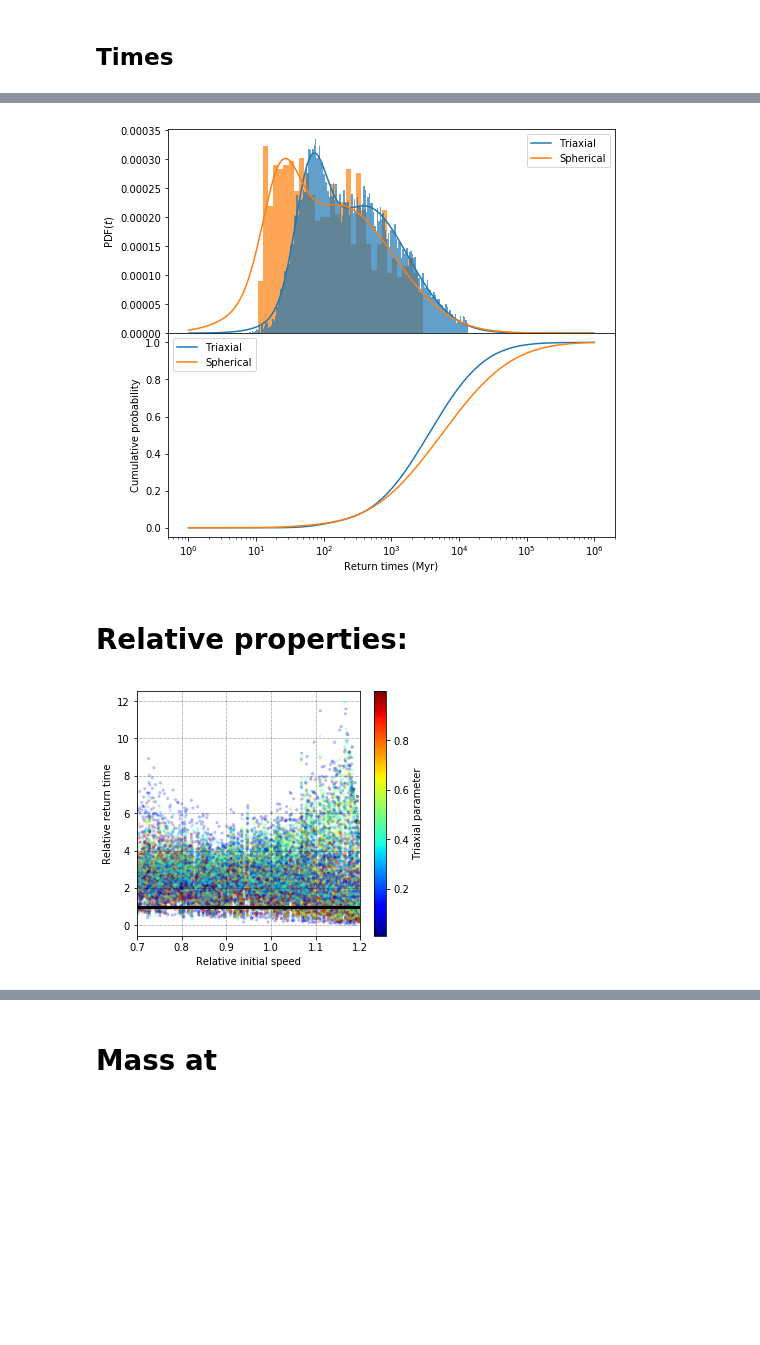
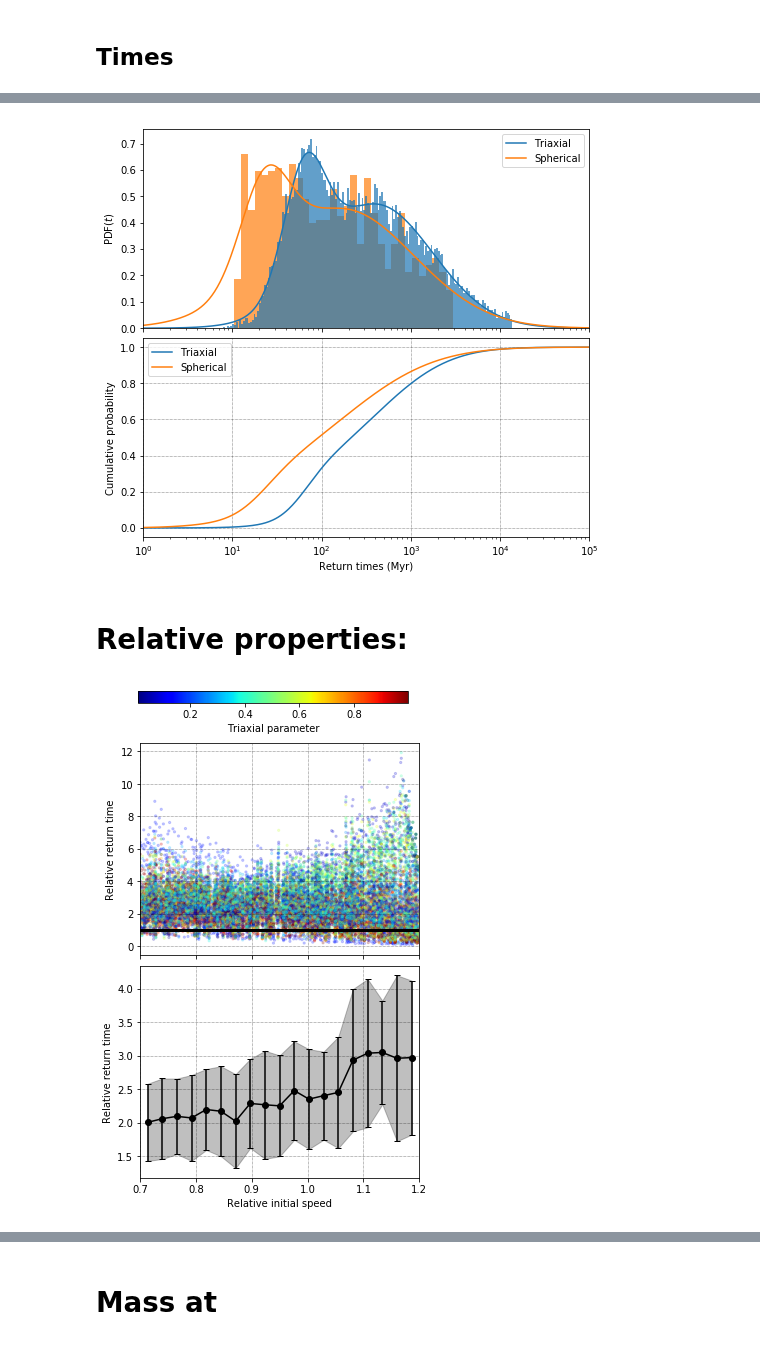
Before and after one commit to jsbarbosa/TesisFisica, a Jupyter notebook: Files/Week 14/Distributions.ipynb, the cells around one changed output, grey strips where cells are left out. Saved outputs shown, nothing was run; the diff lists cells and outputs as text; code cells hidden in the pictures; blank space fills up the shorter version.

```diff
--- a/Files/Week 14/Distributions.ipynb
+++ b/Files/Week 14/Distributions.ipynb
@@ -146,18 +146,18 @@ plt.close()
 popt_t, pcov = curve_fit(timeDist, t_bins_t, t_freq_t, bounds = (([-np.inf, 0, -np.inf, 0] + [0] * 2), ([np.inf] * 4 + [1] * 2)))
 popt_s, pcov = curve_fit(timeDist, t_bins_s, t_freq_s, bounds = (([-np.inf, 0, -np.inf, 0] + [0] * 2), ([np.inf] * 4 + [1] * 2)))
 
-x = np.logspace(0, 6, 500)
+x = np.logspace(0, 5, 500)
 # x = np.linspace(0, 1e6)
 y_t = timeDist(x, *popt_t)
 y_s = timeDist(x, *popt_s)
 
 int_t = np.trapz(y_t, x = x)
 int_s = np.trapz(y_s, x = x)
-popt_t[-2:] *= 1 / int_t
-popt_s[-2:] *= 1 / int_s
+# popt_t[-2:] *= 1 / int_t
+# popt_s[-2:] *= 1 / int_s
 
-y_t = y_t / int_t
-y_s = y_s / int_s
+# y_t = y_t / int_t
+# y_s = y_s / int_s
 
 t_mu1_t, t_std1_t, t_mu2_t, t_std2_t, t_a_t, t_b_t = popt_t
 t_mu1_s, t_std1_s, t_mu2_s, t_std2_s, t_a_s, t_b_s = popt_s
@@ -189,8 +189,8 @@ $b$ & 0.000448 & 0.000117\\
 # %%
 fig, (ax1, ax2) = plt.subplots(2, figsize = (8, 7.5), sharex = True)
 
-plotHistogram(1000 * symmetric[:, 0], log = True, int_ = int_s, ax = ax1, alpha = 0.7, facecolor = COLOR_CYCLE[1])
-plotHistogram(times, log = True, int_ = int_t, ax = ax1, alpha = 0.7, facecolor = COLOR_CYCLE[0])
+plotHistogram(1000 * symmetric[:, 0], log = True, ax = ax1, alpha = 0.7, facecolor = COLOR_CYCLE[1])
+plotHistogram(times, log = True, ax = ax1, alpha = 0.7, facecolor = COLOR_CYCLE[0])
 
 ax1.plot(x, y_t, c = COLOR_CYCLE[0], label = 'Triaxial')
 ax1.plot(x, y_s, c = COLOR_CYCLE[1], label = 'Spherical')
@@ -202,22 +202,29 @@ ax2.set_ylabel(r'Cumulative probability')
 
 ax1.legend()
 
-cumulative_t = [np.trapz(y_t[: i + 1], x = x[: i + 1]) for i in range(len(y_t))]
+# cumulative_t = [np.trapz(y_t[: i + 1], x = x[: i + 1]) for i in range(len(y_t))]
+cumulative_t = timeInt(*popt_t, 1e-6, x)
+cumulative_t = cumulative_t / max(cumulative_t)
 ax2.plot(x, cumulative_t, label = 'Triaxial')
 
-cumulative_s = [np.trapz(y_s[: i + 1], x = x[: i + 1]) for i in range(len(y_s))]
+cumulative_s = timeInt(*popt_s, 1e-6, x)
+cumulative_s = cumulative_s / max(cumulative_s)
+# cumulative_s = [np.trapz(y_s[: i + 1], x = x[: i + 1]) for i in range(len(y_s))]
 ax2.plot(x, cumulative_s, label = 'Spherical')
 
 ax1.set_xscale("log")
 ax2.legend()
+ax2.grid()
 
-fig.subplots_adjust(hspace = 0)
+ax1.set_xlim(x.min(), x.max())
+
+fig.subplots_adjust(hspace = 0.05)
 
 # fig.tight_layout()
 fig.savefig('dist_times.png', dpi = 300)
 plt.show()
 # %% [output]
-[figure, old version]
+[figure, new version]
 # %% [markdown]
 # Relative properties:
 # %%
@@ -241,26 +248,45 @@ ts = r_t.flatten()
 ms = r_m.flatten()
 colors = color_m.flatten()
 vv = vv.flatten()
+
+ranges = np.linspace(v.min(), v.max(), 20)
+p_ranges = [np.where((v >= ranges[i]) & (v < ranges[i + 1]))[0] for i in range(len(ranges) - 1)]
+
+ts_mean = np.array([ts[pos].mean() for pos in p_ranges])
+ts_std = np.array([ts[pos].std() for pos in p_ranges])
+ms_mean = np.array([ms[pos].mean() for pos in p_ranges])
+ms_std = np.array([ms[pos].std() for pos in p_ranges])
+
+ranges = 0.5 * (ranges[1:] + ranges[:-1])
 # %%
-fig, ax = plt.subplots(figsize = (5, 4.5))
+fig, (ax1, ax2) = plt.subplots(2, sharex = True, figsize = (5, 8))
 
-ax.scatter(vv, ts, color = colors, alpha = 0.2, s = 5)
+ax1.scatter(vv, ts, color = colors, alpha = 0.2, s = 5)
 
-ax.plot([0.7, 1.2], [1, 1], c = 'k', lw = 3)
+ax1.plot([0.7, 1.2], [1, 1], c = 'k', lw = 3)
+
+cbaxes = fig.add_axes([0.12, 0.95, 0.75, 0.02])
 
 sm = plt.cm.ScalarMappable(cmap = 'jet', norm = plt.Normalize(vmin = T.min(), vmax = T.max()))
 sm._A = []
-cb = fig.colorbar(sm)
+cb = fig.colorbar(sm, cax = cbaxes, orientation = 'horizontal')
 cb.set_label('Triaxial parameter')
 
-ax.set_xlim(0.7, 1.2)
+ax2.errorbar(ranges, ts_mean, ts_std, fmt = '-o', color = 'k', capsize = 3)
+ax2.fill_between(ranges, ts_mean - ts_std, ts_mean + ts_std, color = 'k', alpha = 0.25)
 
-ax.set_xlabel('Relative initial speed')
-ax.set_ylabel('Relative return time')
+ax1.set_xlim(0.7, 1.2)
 
-ax.grid()
+ax2.set_xlabel('Relative initial speed')
+ax1.set_ylabel('Relative return time')
+ax2.set_ylabel('Relative return time')
+
+ax1.grid()
+ax2.grid()
+
+fig.subplots_adjust(hspace = 0.05)
 
 fig.savefig('relative_times.png', dpi = 300)
 # %% [output]
-[figure, old version]
+[figure, new version]
 # %%
```
Also changed, not shown: parts of 13 cells of this notebook, 15 other files.
